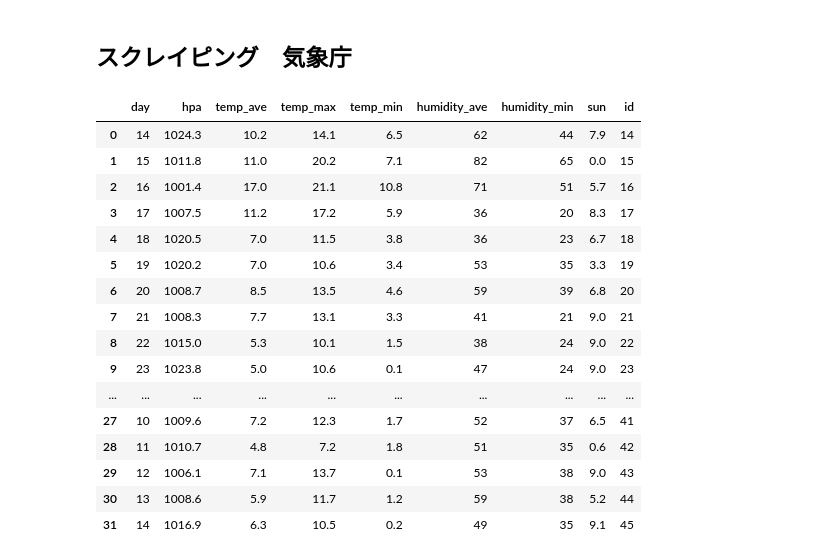
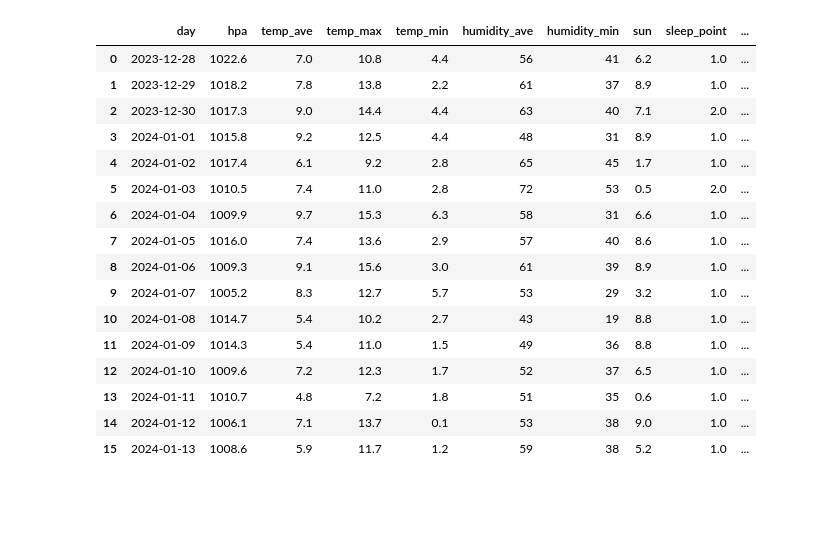
Before and after one commit to naoki-27/ds_program_health, a Jupyter notebook: analaysis.ipynb, the cells around one changed output. Saved outputs shown, nothing was run; the diff lists cells and outputs as text; code cells hidden in the pictures; blank space fills up the shorter version.

```diff
--- a/analaysis.ipynb
+++ b/analaysis.ipynb
@@ -113,2 +87,2 @@ df_local.to_csv('local.csv', index=False)
 # %%
-df_point = pd.read_csv('/Users/naoki/Lecture/ds_program_health/sleep_point.csv')
+df_scraping = pd.read_csv('/Users/naoki/Lecture/ds_program_health/scraping.csv')
@@ -135,2 +88,0 @@ df_point
-# %% [markdown]
-## スクレイピング　気象庁
@@ -139,20 +89,20 @@ df_weather = pd.read_csv('/Users/naoki/Lecture/ds_program_health/weather.csv')
-# %%
-df_weather
-# %% [output]
-|  | day | hpa | temp_ave | temp_max | temp_min | humidity_ave | humidity_min | sun | id |
-| 0 | 14 | 1024.3 | 10.2 | 14.1 | 6.5 | 62 | 44 | 7.9 | 14 |
-| 1 | 15 | 1011.8 | 11.0 | 20.2 | 7.1 | 82 | 65 | 0.0 | 15 |
-| 2 | 16 | 1001.4 | 17.0 | 21.1 | 10.8 | 71 | 51 | 5.7 | 16 |
-| 3 | 17 | 1007.5 | 11.2 | 17.2 | 5.9 | 36 | 20 | 8.3 | 17 |
-| 4 | 18 | 1020.5 | 7.0 | 11.5 | 3.8 | 36 | 23 | 6.7 | 18 |
-| 5 | 19 | 1020.2 | 7.0 | 10.6 | 3.4 | 53 | 35 | 3.3 | 19 |
-| 6 | 20 | 1008.7 | 8.5 | 13.5 | 4.6 | 59 | 39 | 6.8 | 20 |
-| 7 | 21 | 1008.3 | 7.7 | 13.1 | 3.3 | 41 | 21 | 9.0 | 21 |
-| 8 | 22 | 1015.0 | 5.3 | 10.1 | 1.5 | 38 | 24 | 9.0 | 22 |
-| 9 | 23 | 1023.8 | 5.0 | 10.6 | 0.1 | 47 | 24 | 9.0 | 23 |
-| ... | ... | ... | ... | ... | ... | ... | ... | ... | ... |
-| 27 | 10 | 1009.6 | 7.2 | 12.3 | 1.7 | 52 | 37 | 6.5 | 41 |
-| 28 | 11 | 1010.7 | 4.8 | 7.2 | 1.8 | 51 | 35 | 0.6 | 42 |
-| 29 | 12 | 1006.1 | 7.1 | 13.7 | 0.1 | 53 | 38 | 9.0 | 43 |
-| 30 | 13 | 1008.6 | 5.9 | 11.7 | 1.2 | 59 | 38 | 5.2 | 44 |
-| 31 | 14 | 1016.9 | 6.3 | 10.5 | 0.2 | 49 | 35 | 9.1 | 45 |
+# %%
+df_scraping
+# %% [output]
+|  | day | hpa | temp_ave | temp_max | temp_min | humidity_ave | humidity_min | sun | sleep_point | ... |
+| 0 | 2023-12-28 | 1022.6 | 7.0 | 10.8 | 4.4 | 56 | 41 | 6.2 | 1.0 | ... |
+| 1 | 2023-12-29 | 1018.2 | 7.8 | 13.8 | 2.2 | 61 | 37 | 8.9 | 1.0 | ... |
+| 2 | 2023-12-30 | 1017.3 | 9.0 | 14.4 | 4.4 | 63 | 40 | 7.1 | 2.0 | ... |
+| 3 | 2024-01-01 | 1015.8 | 9.2 | 12.5 | 4.4 | 48 | 31 | 8.9 | 1.0 | ... |
+| 4 | 2024-01-02 | 1017.4 | 6.1 | 9.2 | 2.8 | 65 | 45 | 1.7 | 1.0 | ... |
+| 5 | 2024-01-03 | 1010.5 | 7.4 | 11.0 | 2.8 | 72 | 53 | 0.5 | 2.0 | ... |
+| 6 | 2024-01-04 | 1009.9 | 9.7 | 15.3 | 6.3 | 58 | 31 | 6.6 | 1.0 | ... |
+| 7 | 2024-01-05 | 1016.0 | 7.4 | 13.6 | 2.9 | 57 | 40 | 8.6 | 1.0 | ... |
+| 8 | 2024-01-06 | 1009.3 | 9.1 | 15.6 | 3.0 | 61 | 39 | 8.9 | 1.0 | ... |
+| 9 | 2024-01-07 | 1005.2 | 8.3 | 12.7 | 5.7 | 53 | 29 | 3.2 | 1.0 | ... |
+| 10 | 2024-01-08 | 1014.7 | 5.4 | 10.2 | 2.7 | 43 | 19 | 8.8 | 1.0 | ... |
+| 11 | 2024-01-09 | 1014.3 | 5.4 | 11.0 | 1.5 | 49 | 36 | 8.8 | 1.0 | ... |
+| 12 | 2024-01-10 | 1009.6 | 7.2 | 12.3 | 1.7 | 52 | 37 | 6.5 | 1.0 | ... |
+| 13 | 2024-01-11 | 1010.7 | 4.8 | 7.2 | 1.8 | 51 | 35 | 0.6 | 1.0 | ... |
+| 14 | 2024-01-12 | 1006.1 | 7.1 | 13.7 | 0.1 | 53 | 38 | 9.0 | 1.0 | ... |
+| 15 | 2024-01-13 | 1008.6 | 5.9 | 11.7 | 1.2 | 59 | 38 | 5.2 | 1.0 | ... |
```
Also changed, not shown: parts of 37 cells of this notebook, 1 other file.
